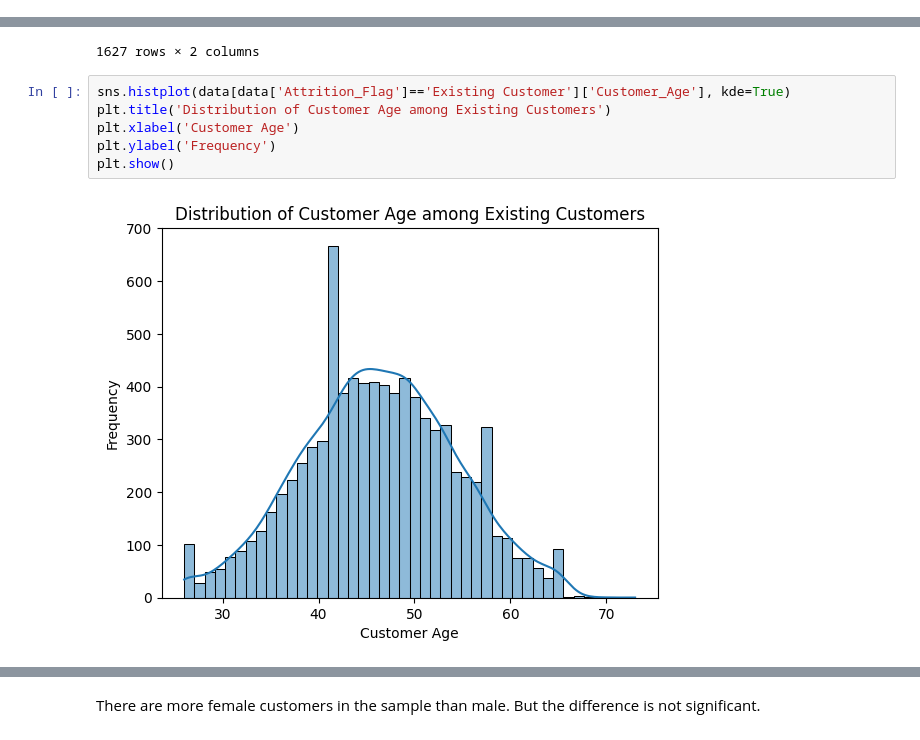
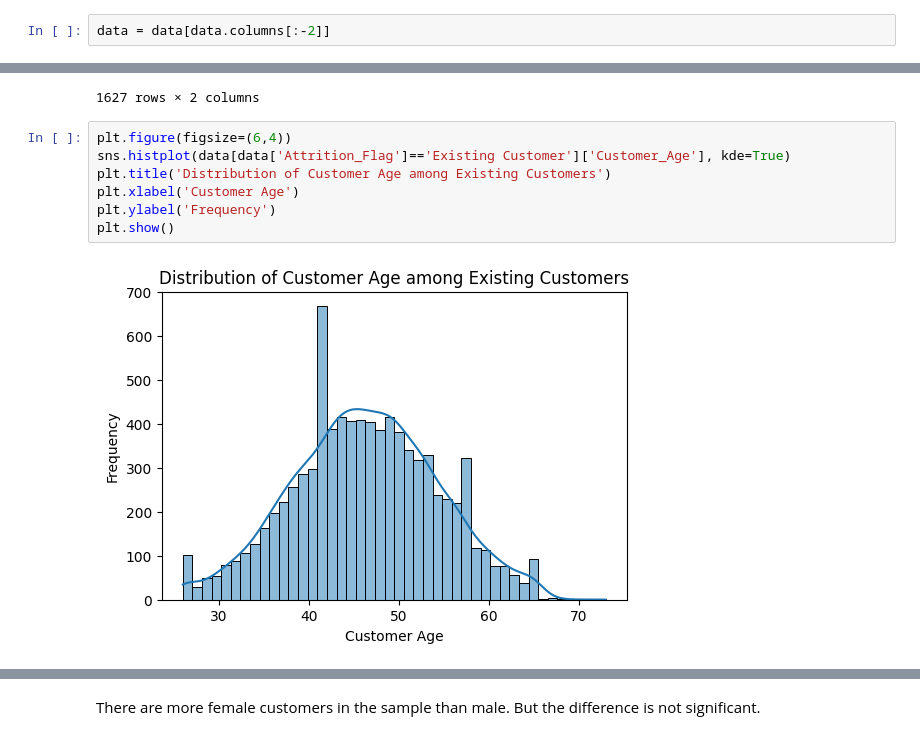
Before and after one commit to surajkarak/churn_prediction, a Jupyter notebook: churn_prediction.ipynb, the cells around one changed output, grey strips where cells are left out. Saved outputs shown, nothing was run; the diff lists cells and outputs as text.

```diff
--- a/churn_prediction.ipynb
+++ b/churn_prediction.ipynb
@@ -60,3 +62,5 @@ Index(['Attrition_Flag', 'Customer_Age', 'Gender', 'Dependent_count',
+# %%
+data = data[data.columns[:-2]]
 # %% [markdown]
 # Data exploration
 # %%
@@ -106,11 +111,12 @@ data[data['Attrition_Flag']=='Attrited Customer'][['Attrition_Flag','Customer_Ag
 | 10126 | Attrited Customer | 43 |
 1627 rows × 2 columns
 # %%
+plt.figure(figsize=(6,4))
 sns.histplot(data[data['Attrition_Flag']=='Existing Customer']['Customer_Age'], kde=True)
 plt.title('Distribution of Customer Age among Existing Customers')
 plt.xlabel('Customer Age')
 plt.ylabel('Frequency')
 plt.show()
 # %% [output]
-[figure, old version]
+[figure, new version]
 # %%
```
Also changed, not shown: parts of 14 cells of this notebook.
